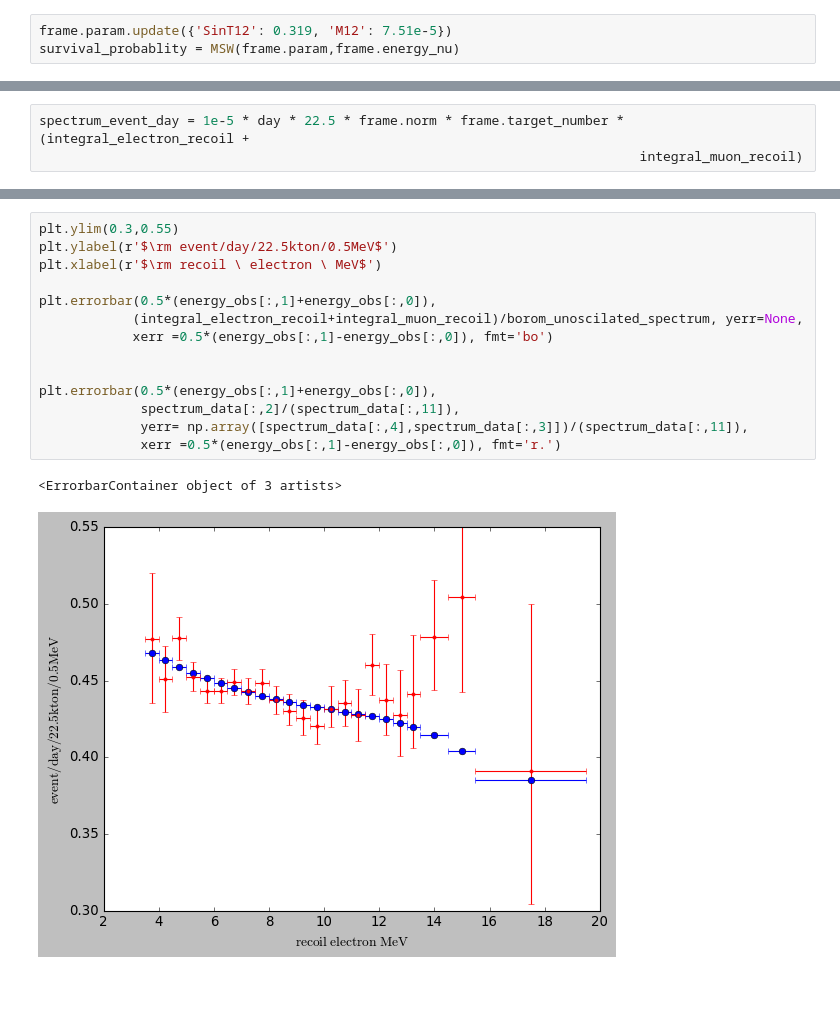
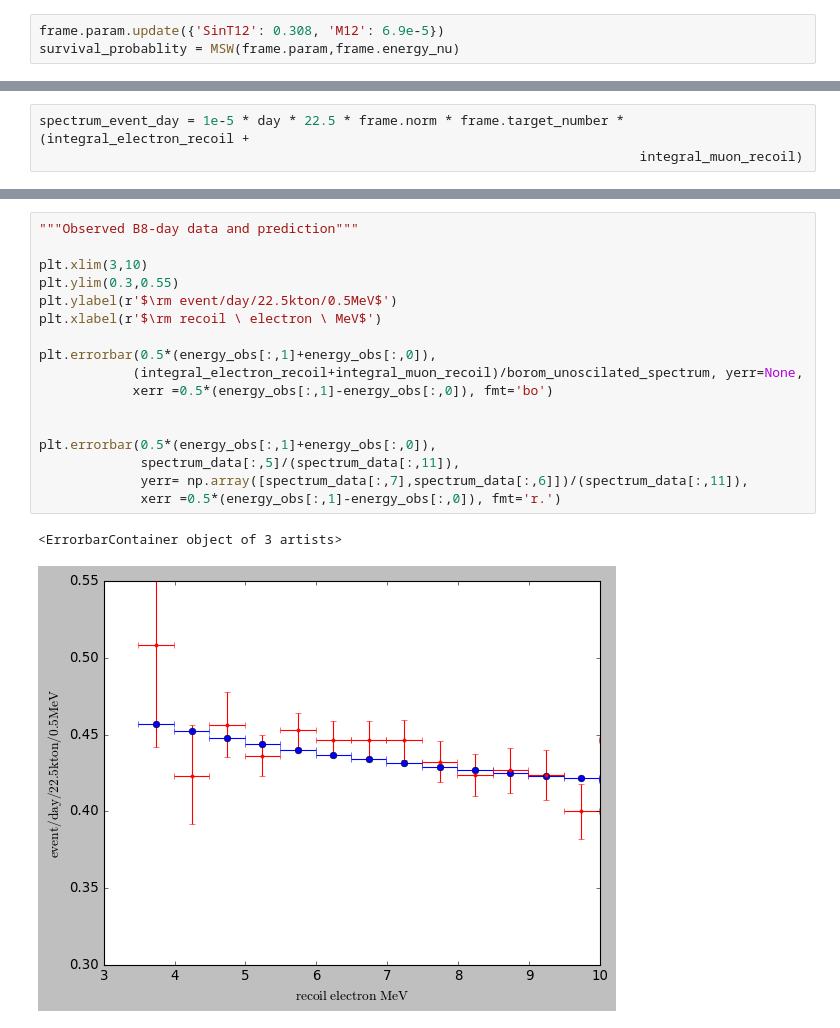
Before and after one commit to SaeedAnsarifard/NeuMod, a Jupyter notebook: Tutorial-Spectrum.ipynb, the cells around one changed output, grey strips where cells are left out. Drawn from its saved outputs; the diff is of its cells as text; blank space fills up the shorter version.

```diff
--- a/Tutorial-Spectrum.ipynb
+++ b/Tutorial-Spectrum.ipynb
@@ -63,5 +63,5 @@ plt.errorbar(0.5*(energy_obs[:,1]+energy_obs[:,0]),b_un_year , yerr=None,
 # %%
-frame.param.update({'SinT12': 0.319, 'M12': 7.51e-5})
+frame.param.update({'SinT12': 0.308, 'M12': 6.9e-5})
 survival_probablity = MSW(frame.param,frame.energy_nu)
 # %%
 integral_electron = np.zeros(len(frame.energy_recoil))
@@ -113,19 +118,22 @@ plt.hlines(xmin=2,xmax=20,y=0.441)
 <matplotlib.collections.LineCollection at 0x...>
 [figure]
 # %%
+"""Observed B8-day data and prediction"""
+
+plt.xlim(3,10)
 plt.ylim(0.3,0.55)
 plt.ylabel(r'$\rm event/day/22.5kton/0.5MeV$')
 plt.xlabel(r'$\rm recoil \ electron \ MeV$')
 
 plt.errorbar(0.5*(energy_obs[:,1]+energy_obs[:,0]),
             (integral_electron_recoil+integral_muon_recoil)/borom_unoscilated_spectrum, yerr=None,
             xerr =0.5*(energy_obs[:,1]-energy_obs[:,0]), fmt='bo')
 
 
 plt.errorbar(0.5*(energy_obs[:,1]+energy_obs[:,0]),
-             spectrum_data[:,2]/(spectrum_data[:,11]),
-             yerr= np.array([spectrum_data[:,4],spectrum_data[:,3]])/(spectrum_data[:,11]),
+             spectrum_data[:,5]/(spectrum_data[:,11]),
+             yerr= np.array([spectrum_data[:,7],spectrum_data[:,6]])/(spectrum_data[:,11]),
              xerr =0.5*(energy_obs[:,1]-energy_obs[:,0]), fmt='r.')
 # %% [output]
 <ErrorbarContainer object of 3 artists>
-[figure, old version]
+[figure, new version]
```
Also changed, not shown: parts of 7 cells of this notebook.
